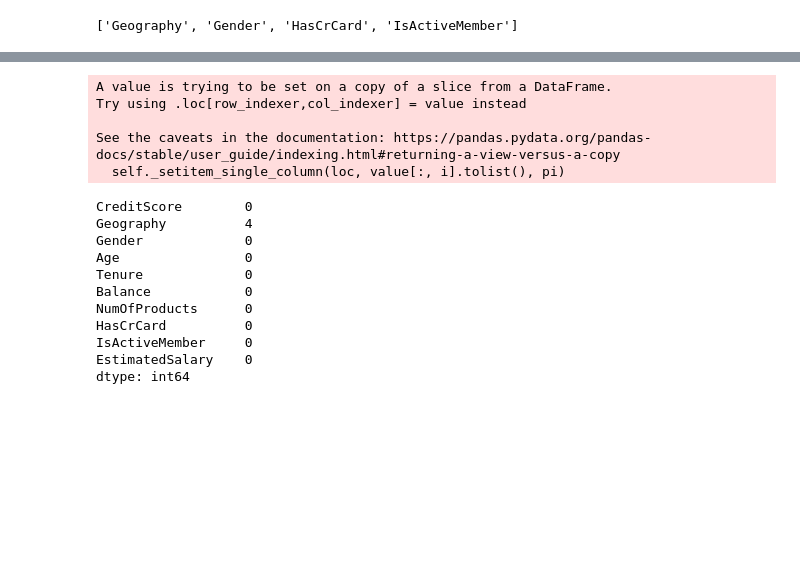
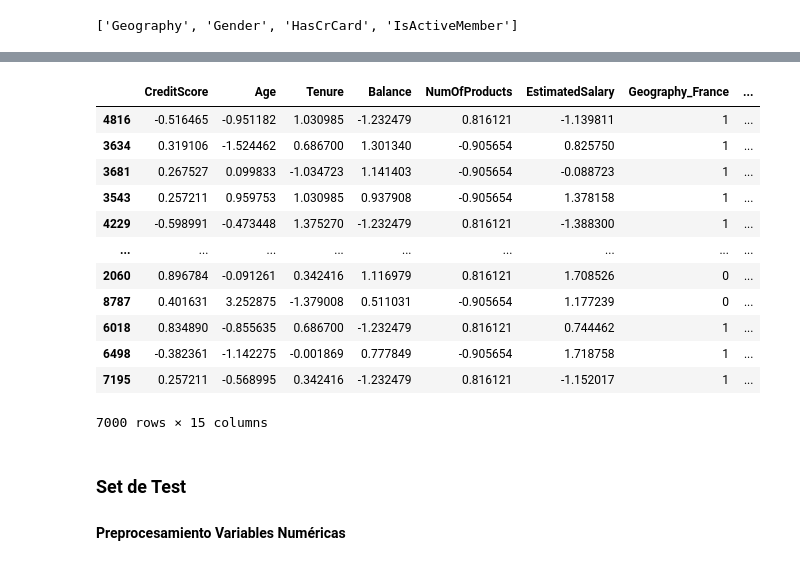
Before and after one commit to alejandrotobonr/DS-ONLINE-76, a Jupyter notebook: encoding_scaling.ipynb, the cells around one changed output, grey strips where cells are left out. Saved outputs shown, nothing was run; the diff lists cells and outputs as text; code cells hidden in the pictures; blank space fills up the shorter version.

```diff
--- a/encoding_scaling.ipynb
+++ b/encoding_scaling.ipynb
@@ -121,9 +140,3 @@ dtype: float64
 * Variables categóricas:
     * Imputar
     * Codificar (OHE, LabelEncoder, u OrdinalEncoder)
-# %%
-cols_to_drop = ["CustomerId", "Surname"]
-
-churn.drop(labels=cols_to_drop, axis=1, inplace=True)
-
-churn.sample(n=1)
@@ -132,0 +143,10 @@ churn.sample(n=1)
+# %%
+#Decidimos que estas columnas confunden al modelo o no tienen correlacion con la var que queremos predecir
+cols_to_drop = ["CustomerId", "Surname"]
+
+# axis = 0 se refiere a rows, axis=1 a columns
+# Para major claridad, se puede usar axis='index' para rows y axis='columns'
+
+churn.drop(labels=cols_to_drop, axis='columns', inplace=True)
+
+churn.sample(n=1)
@@ -243,9 +287,3 @@ HasCrCard          0
 IsActiveMember     0
 EstimatedSalary    0
 dtype: int64
-# %%
-# One Hot Encoder
-
-X_train = pd.get_dummies(data=X_train, columns=categorical_features)
-
-X_train
@@ -282,21 +290,31 @@ dtype: int64
-# %%
-X_test.loc[:, numerical_features] = imputer_num.transform(X_test[numerical_features])
-
-X_test.isna().sum()
-# %% [output]
-A value is trying to be set on a copy of a slice from a DataFrame.
-Try using .loc[row_indexer,col_indexer] = value instead
-
-See the caveats in the documentation: https://pandas.pydata.org/pandas-docs/stable/user_guide/indexing.html#returning-a-view-versus-a-copy
-  self._setitem_single_column(loc, value[:, i].tolist(), pi)
-CreditScore        0
-Geography          4
-Gender             0
-Age                0
-Tenure             0
-Balance            0
-NumOfProducts      0
-HasCrCard          0
-IsActiveMember     0
-EstimatedSalary    0
-dtype: int64
+# %%
+# One Hot Encoder
+#Para variables nominales sin jerarquía, crea una columna por cada uno de los valores encontrado
+#asignando una variable dummy - que puede tomar dos posibles valores: 1 o 0 - para indicar
+#la presencia o ausencia de esa categoria en esa observación
+
+## no le está gustando la lista categorical_features como param de columns,
+#me tira error: raise TypeError("Input must be a list-like for parameter `columns`")
+#X_train = pd.get_dummies(data=X_train, columns=categorical_features)
+
+#Se lo saqué. La doc dice que por default, toda columna de dtype object o categorical se lo aplica
+#si el parámetro no se especifica.
+X_train = pd.get_dummies(data=X_train)
+X_train
+# %% [output]
+|  | CreditScore | Age | Tenure | Balance | NumOfProducts | EstimatedSalary | Geography_France | ... |
+| 4816 | -0.516465 | -0.951182 | 1.030985 | -1.232479 | 0.816121 | -1.139811 | 1 | ... |
+| 3634 | 0.319106 | -1.524462 | 0.686700 | 1.301340 | -0.905654 | 0.825750 | 1 | ... |
+| 3681 | 0.267527 | 0.099833 | -1.034723 | 1.141403 | -0.905654 | -0.088723 | 1 | ... |
+| 3543 | 0.257211 | 0.959753 | 1.030985 | 0.937908 | -0.905654 | 1.378158 | 1 | ... |
+| 4229 | -0.598991 | -0.473448 | 1.375270 | -1.232479 | 0.816121 | -1.388300 | 1 | ... |
+| ... | ... | ... | ... | ... | ... | ... | ... | ... |
+| 2060 | 0.896784 | -0.091261 | 0.342416 | 1.116979 | 0.816121 | 1.708526 | 0 | ... |
+| 8787 | 0.401631 | 3.252875 | -1.379008 | 0.511031 | -0.905654 | 1.177239 | 0 | ... |
+| 6018 | 0.834890 | -0.855635 | 0.686700 | -1.232479 | 0.816121 | 0.744462 | 1 | ... |
+| 6498 | -0.382361 | -1.142275 | -0.001869 | 0.777849 | -0.905654 | 1.718758 | 1 | ... |
+| 7195 | 0.257211 | -0.568995 | 0.342416 | -1.232479 | 0.816121 | -1.152017 | 1 | ... |
+7000 rows × 15 columns
+# %% [markdown]
+### Set de Test
+#### Preprocesamiento Variables Numéricas
```
Also changed, not shown: parts of 38 cells of this notebook.
